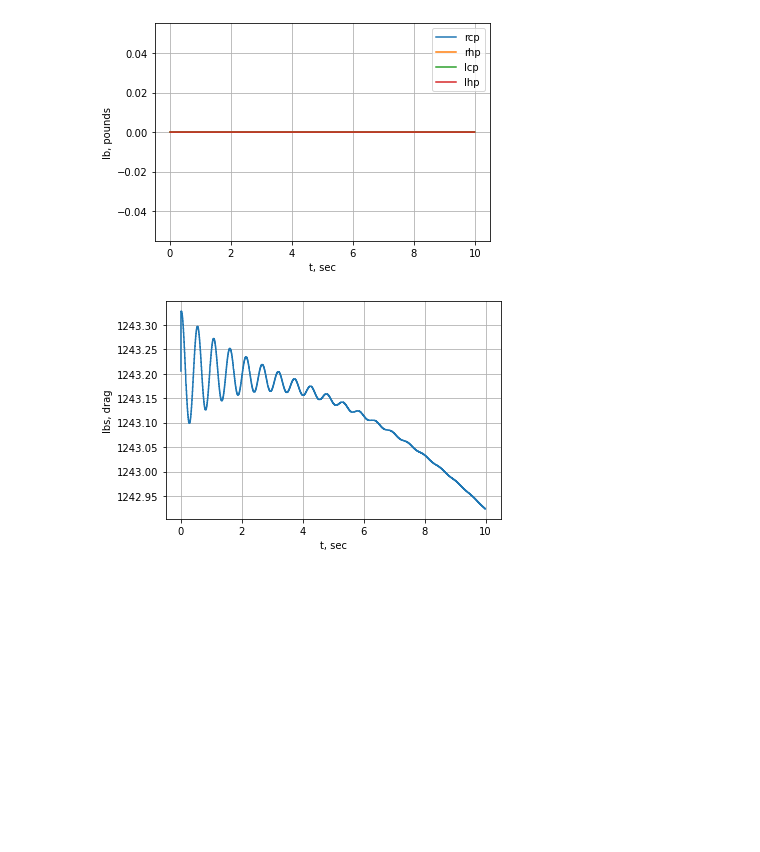
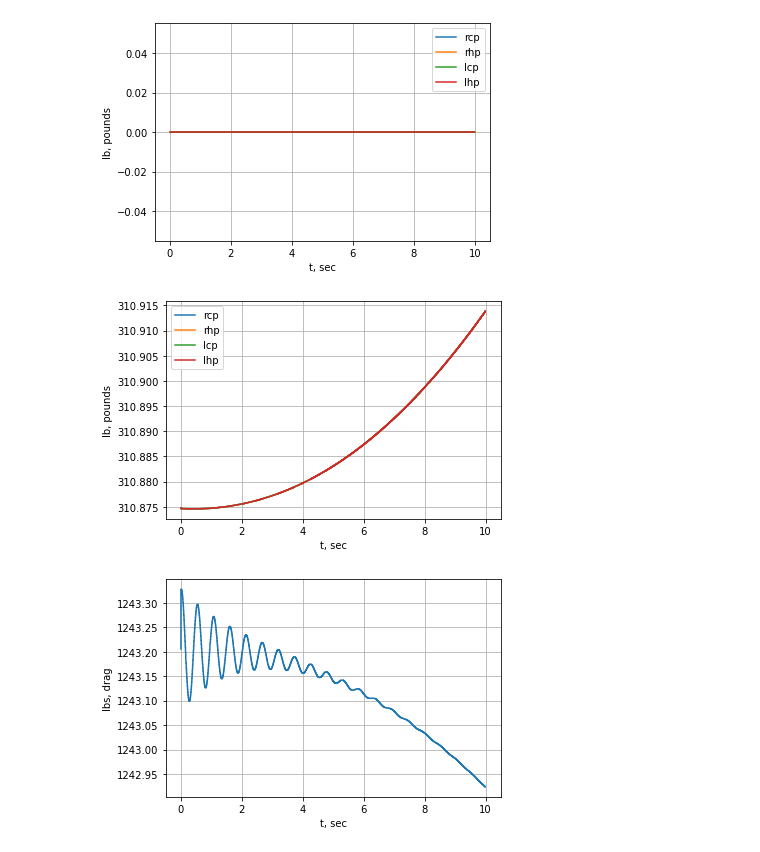
Before and after one commit to smallpondtom/aae451-notebook, a Jupyter notebook: 6-Simulation/Trim.ipynb, the cells around one changed output. Saved outputs shown, nothing was run; the diff lists cells and outputs as text; code cells hidden in the pictures; blank space fills up the shorter version.

```diff
--- a/6-Simulation/Trim.ipynb
+++ b/6-Simulation/Trim.ipynb
@@ -400,6 +401,18 @@ plt.ylabel('lb, pounds')
 plt.show()
 # %% [output]
 [figure]
+# %%
+plt.subplot()
+log_cruise['propulsion/engine/thrust-lbs'].plot()
+log_cruise['propulsion/engine[1]/thrust-lbs'].plot()
+log_cruise['propulsion/engine[2]/thrust-lbs'].plot()
+log_cruise['propulsion/engine[3]/thrust-lbs'].plot()
+plt.grid(True)
+plt.legend(['rcp', 'rhp', 'lcp', 'lhp'])
+plt.ylabel('lb, pounds')
+plt.show()
+# %% [output]
+[figure, added]
 # %%
 log_cruise['forces/fwx-aero-lbs'].plot()
 plt.ylabel('lbs, drag')
```
Also changed, not shown: parts of 2 cells of this notebook.
